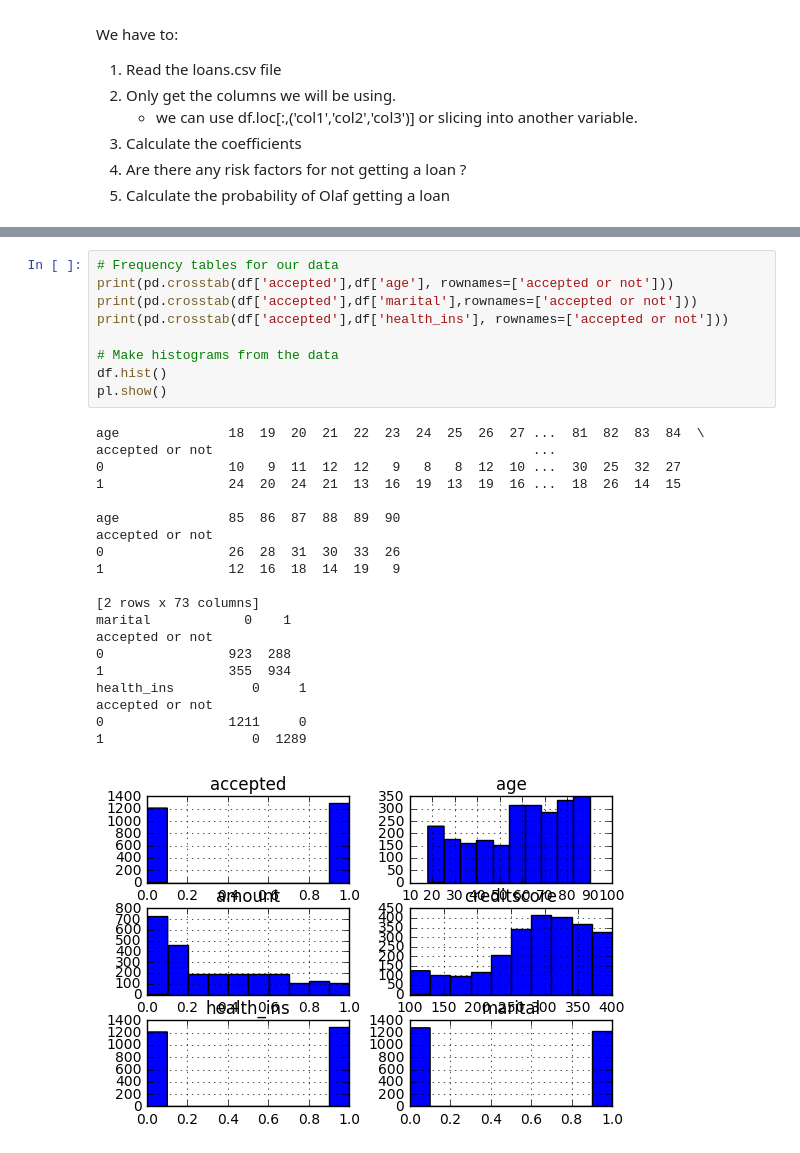
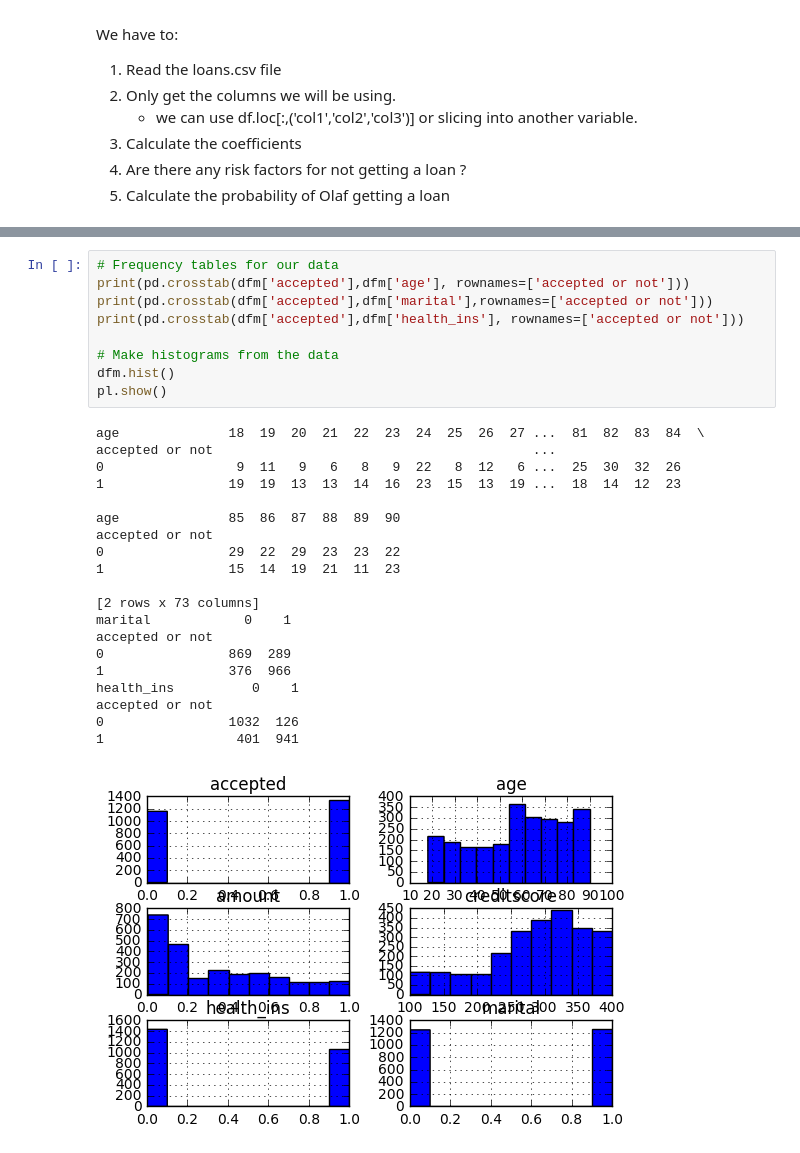
Before and after one commit to sigurdurb/Logistic-Regression, a Jupyter notebook: F-15+Logistic+Regression.ipynb, the cells around one changed output, grey strips where cells are left out. Drawn from its saved outputs; the diff is of its cells as text.

```diff
--- a/F-15+Logistic+Regression.ipynb
+++ b/F-15+Logistic+Regression.ipynb
@@ -304,31 +348,31 @@ health_ins     4.998566e-01
 dtype: float64
 # %%
 # Frequency tables for our data
-print(pd.crosstab(df['accepted'],df['age'], rownames=['accepted or not']))
-print(pd.crosstab(df['accepted'],df['marital'],rownames=['accepted or not']))
-print(pd.crosstab(df['accepted'],df['health_ins'], rownames=['accepted or not']))
+print(pd.crosstab(dfm['accepted'],dfm['age'], rownames=['accepted or not']))
+print(pd.crosstab(dfm['accepted'],dfm['marital'],rownames=['accepted or not']))
+print(pd.crosstab(dfm['accepted'],dfm['health_ins'], rownames=['accepted or not']))
 
 # Make histograms from the data
-df.hist()
+dfm.hist()
 pl.show()
 # %% [output]
 age              18  19  20  21  22  23  24  25  26  27 ...  81  82  83  84  \
 accepted or not                                         ...
-0                10   9  11  12  12   9   8   8  12  10 ...  30  25  32  27
-1                24  20  24  21  13  16  19  13  19  16 ...  18  26  14  15
+0                 9  11   9   6   8   9  22   8  12   6 ...  25  30  32  26
+1                19  19  13  13  14  16  23  15  13  19 ...  18  14  12  23
 
 age              85  86  87  88  89  90
 accepted or not
-0                26  28  31  30  33  26
-1                12  16  18  14  19   9
+0                29  22  29  23  23  22
+1                15  14  19  21  11  23
 
 [2 rows x 73 columns]
 marital            0    1
 accepted or not
-0                923  288
-1                355  934
-health_ins          0     1
+0                869  289
+1                376  966
+health_ins          0    1
 accepted or not
-0                1211     0
-1                   0  1289
+0                1032  126
+1                 401  941
-[figure, old version]
+[figure, new version]
```
Also changed, not shown: parts of 18 cells of this notebook, 1 other file.
